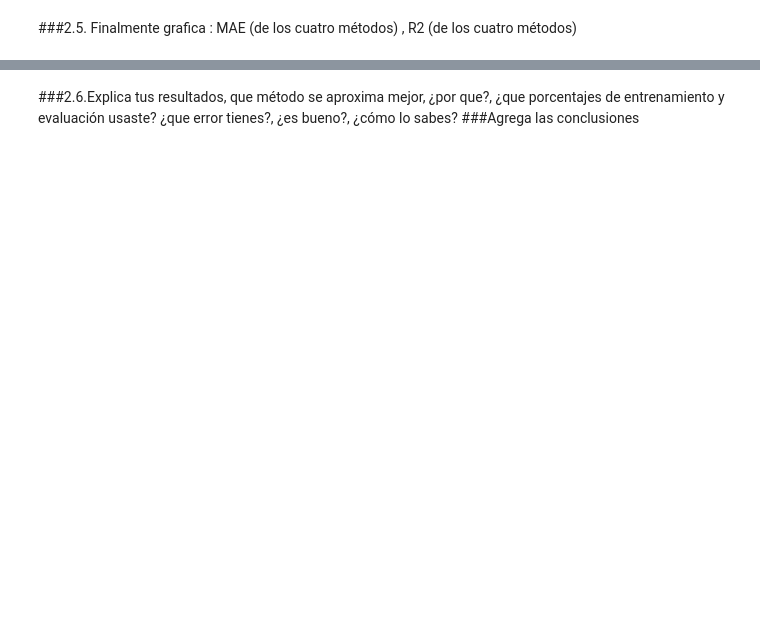
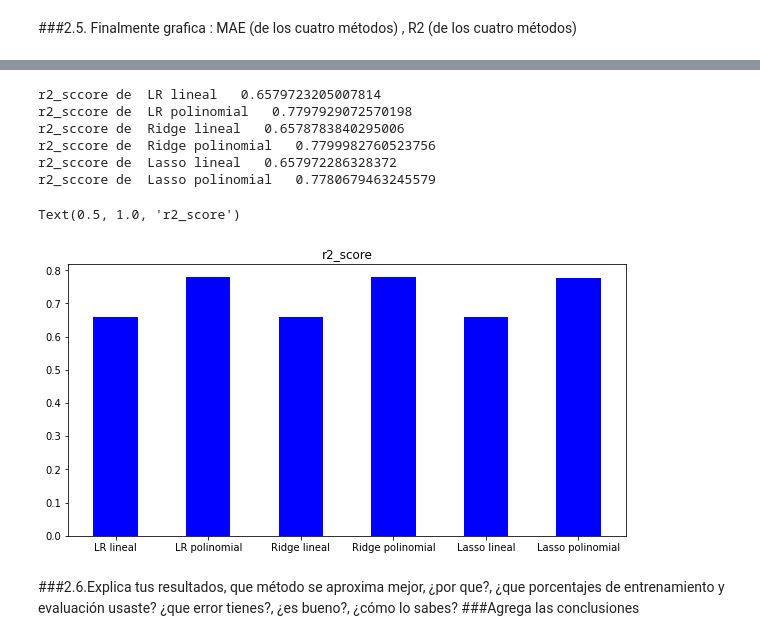
Before and after one commit to PosgradoMNA/actividades-de-aprendizaje-a00351269, a Jupyter notebook: Actividad_Semanal--7.ipynb, the cells around one changed output, grey strips where cells are left out. Saved outputs shown, nothing was run; the diff lists cells and outputs as text; code cells hidden in the pictures; blank space fills up the shorter version.

```diff
--- a/Actividad_Semanal--7.ipynb
+++ b/Actividad_Semanal--7.ipynb
@@ -723,3 +845,21 @@ KeyboardInterrupt: ignored
+# %%
+r2_value = list()
+for modelo in modelos:
+  r2_value.append(resultados[modelo][2])
+  print('r2_sccore de ',modelo," ",resultados[modelo][2])
+
+plt.figure(figsize = (10, 5))
+plt.bar(modelos, r2_value, color ='blue', width = 0.48)
+plt.title("r2_score")
+# %% [output]
+r2_sccore de  LR lineal   0.6579723205007814
+r2_sccore de  LR polinomial   0.7797929072570198
+r2_sccore de  Ridge lineal   0.6578783840295006
+r2_sccore de  Ridge polinomial   0.7799982760523756
+r2_sccore de  Lasso lineal   0.657972286328372
+r2_sccore de  Lasso polinomial   0.7780679463245579
+Text(0.5, 1.0, 'r2_score')
+[figure, added]
 # %% [markdown]
 
 ###2.6.Explica tus resultados, que método se aproxima mejor, ¿por que?, ¿que porcentajes de entrenamiento y evaluación usaste? ¿que error tienes?, ¿es bueno?, ¿cómo lo sabes?
```
Also changed, not shown: parts of 18 cells of this notebook.
